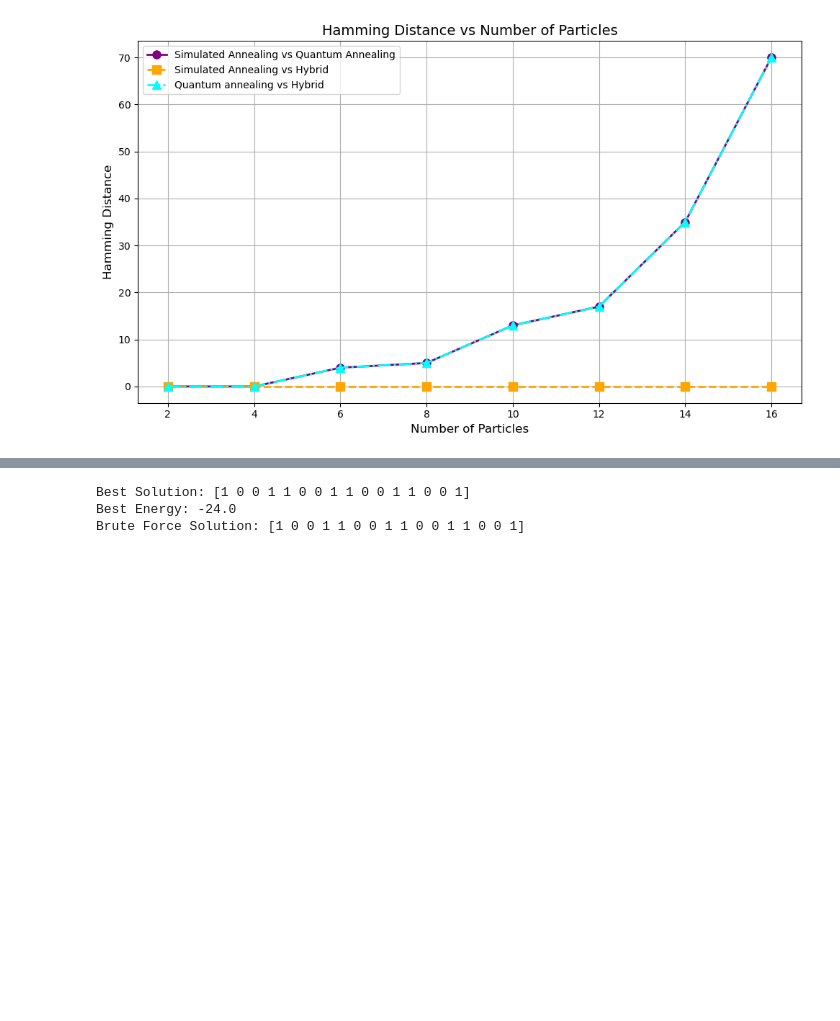
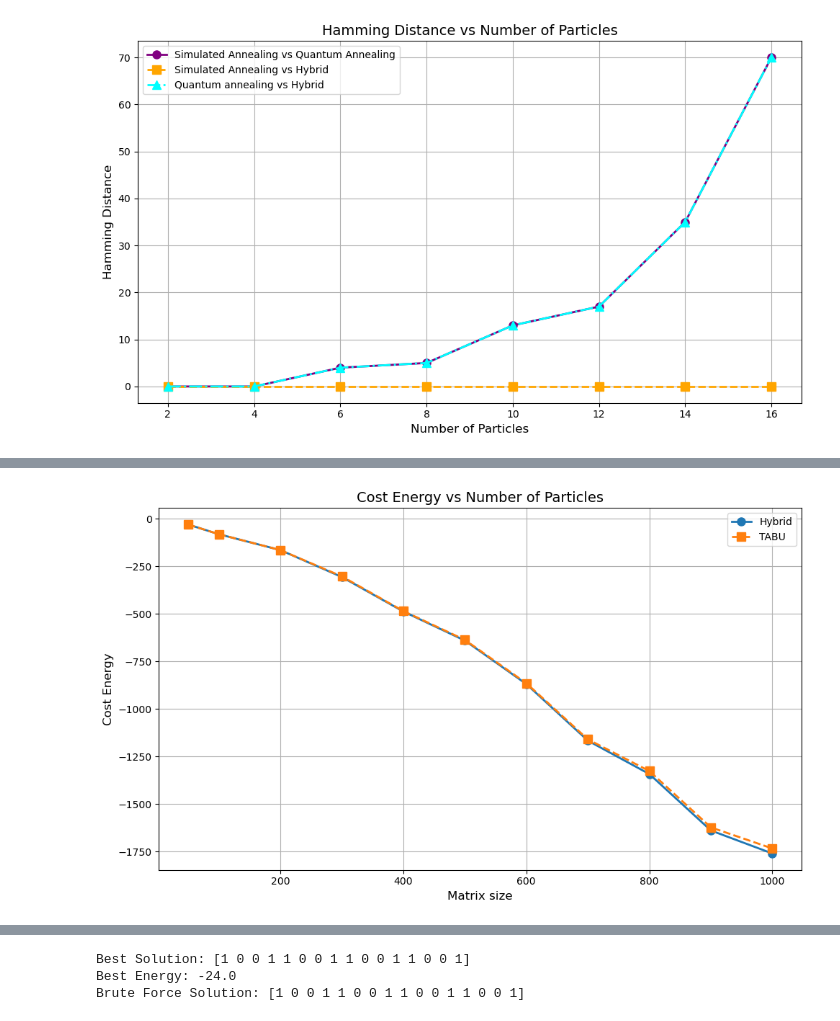
Before and after one commit to vitahehe/quantum-ocean-sdk, a Jupyter notebook: THEworkingstuff copy.ipynb, the cells around one changed output, grey strips where cells are left out. Drawn from its saved outputs; the diff is of its cells as text; code cells hidden in the pictures; blank space fills up the shorter version.

Commit message:
continuing testing solutions for QUBOsolvers, testing accuracy/ comparing toy model solutions to QUBO results

```diff
--- a/THEworkingstuff copy.ipynb
+++ b/THEworkingstuff copy.ipynb
@@ -427,3 +436,86 @@ Memory used: 14.80 MB
 Time taken: 20.266068 seconds
 [figure]
 [figure]
+# %%
+import numpy as np
+import scipy.sparse as sp
+import matplotlib.pyplot as plt
+
+# Assume the following functions are already defined:
+# - generate_detector_hits(n_modules, n_particles)
+# - generate_hamiltonian_optimized(event, params)
+# - qubosolver(A, b)
+# - qubosolverQA(A, b)
+# - qubosolverHr(A, b)
+# - qubosolverTABU(A, b)
+
+Ns = [50, 100, 200, 300, 400, 500, 600, 700, 800, 900, 1000]
+
+# Initialize lists to store results
+hamming_distances = []
+cost_energies = []
+
+for N in Ns:
+    # Generate a random sparse symmetric matrix A with density 1%
+    density = 0.01
+    A_random = sp.random(N, N, density=density, format='coo', data_rvs=np.random.randn)
+    A_upper = sp.triu(A_random)  # Keep upper triangular part
+    A = A_upper + A_upper.T - sp.diags(A_upper.diagonal())  # Make symmetric
+    A = A.tocsr()
+
+    # Generate a random vector b
+    b = np.random.randn(N)
+
+    # Solve the QUBO problem using each solver
+    x1 = qubosolverHr(A, b)
+    x2 = qubosolverTABU(A, b)
+
+    # Convert sol_sample lists to NumPy arrays
+    x1 = np.array(x1)
+    x2 = np.array(x2)
+
+    # Compute the cost energies
+    E1 = x1.T @ (A @ x1) + b.T @ x1
+    E2 = x2.T @ (A @ x2) + b.T @ x2
+
+    # Compute Hamming distances between the solutions
+    hd12 = np.sum(x1 != x2)
+
+    # Store the results
+    hamming_distances.append([hd12])
+    cost_energies.append([E1, E2])
+
+# Convert results to NumPy arrays for easier indexing
+hamming_distances = np.array(hamming_distances)
+cost_energies = np.array(cost_energies)
+
+# Plot Cost Energies
+plt.figure(figsize=(10, 6))
+plt.plot(Ns, cost_energies[:, 0], label='Hybrid',
+         marker='o', linestyle='-', linewidth=2, markersize=8)
+
+plt.plot(Ns, cost_energies[:, 1], label='TABU',
+         marker='s', linestyle='--', linewidth=2, markersize=8)
+
+plt.xlabel('Matrix size', fontsize=12)
+plt.ylabel('Cost Energy', fontsize=12)
+plt.title('Cost Energy vs Number of Particles', fontsize=14)
+plt.legend(fontsize=10)
+plt.grid(True)
+plt.tight_layout()
+plt.show()
+
+# Plot the Hamming Distances
+plt.figure(figsize=(10, 6))
+plt.plot(Ns, hamming_distances[:, 0],
+         label='Hybrid vs Tabu', marker='o', linestyle='-',
+         linewidth=2, markersize=8)
+
+plt.xlabel('Matrix size', fontsize=12)
+plt.ylabel('Hamming Distance', fontsize=12)
+plt.title('Hamming Distance vs Matrix size', fontsize=14)
+plt.legend(fontsize=10)
+plt.grid(True)
+plt.tight_layout()
+plt.show()
+# %% [output]
@@ -429,0 +539 @@ Time taken: 20.266068 seconds
+[figure, added]
```
Also changed, not shown: parts of 5 cells of this notebook, 3 other files.
